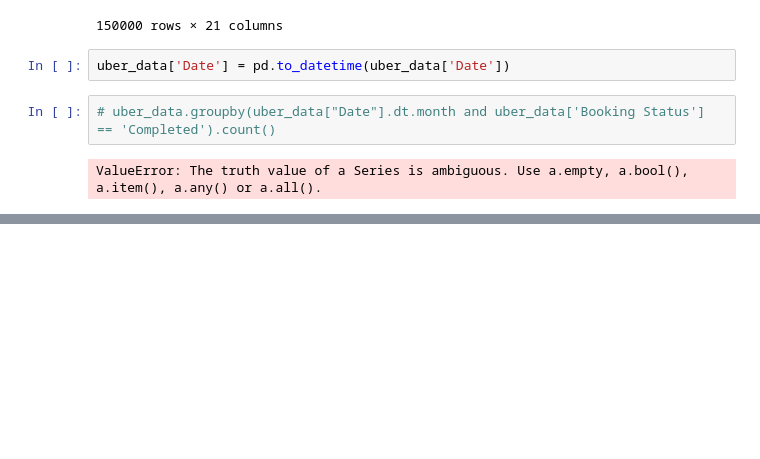
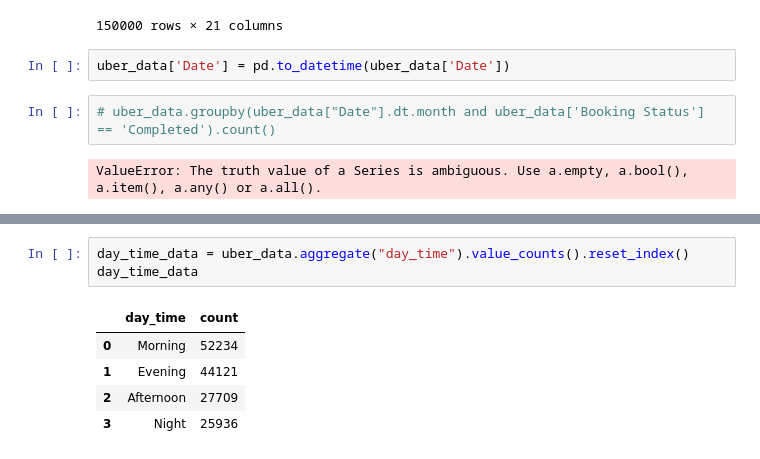
Before and after one commit to Himmu5/data-analysis, a Jupyter notebook: notebooks/uber_analysis.ipynb, the cells around one changed output, grey strips where cells are left out. Saved outputs shown, nothing was run; the diff lists cells and outputs as text; blank space fills up the shorter version.

```diff
--- a/notebooks/uber_analysis.ipynb
+++ b/notebooks/uber_analysis.ipynb
@@ -137,0 +210,9 @@ Name: count, dtype: int64
+# %%
+day_time_data = uber_data.aggregate("day_time").value_counts().reset_index()
+day_time_data
+# %% [output]
+|  | day_time | count |
+| 0 | Morning | 52234 |
+| 1 | Evening | 44121 |
+| 2 | Afternoon | 27709 |
+| 3 | Night | 25936 |
```
Also changed, not shown: parts of 16 cells of this notebook.
